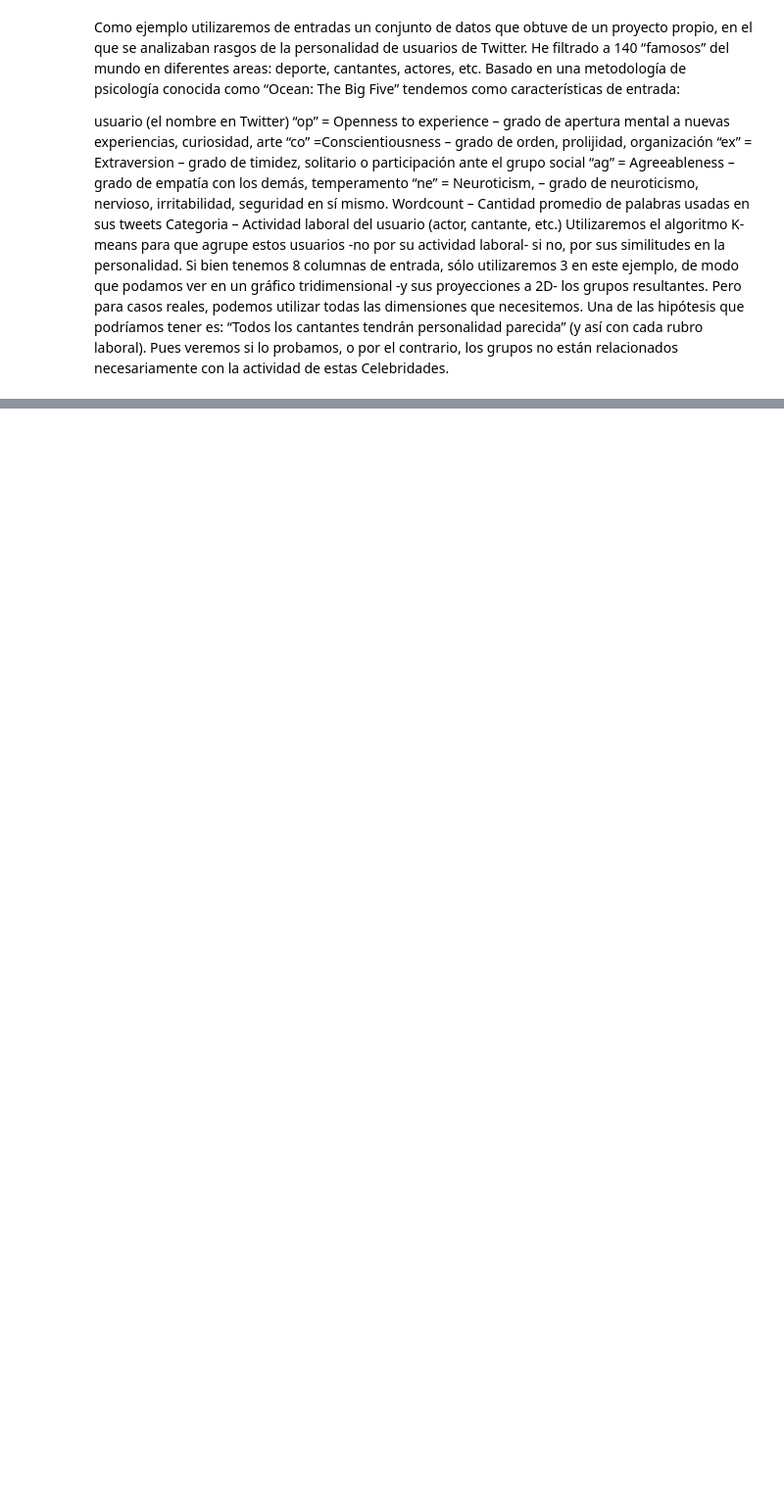
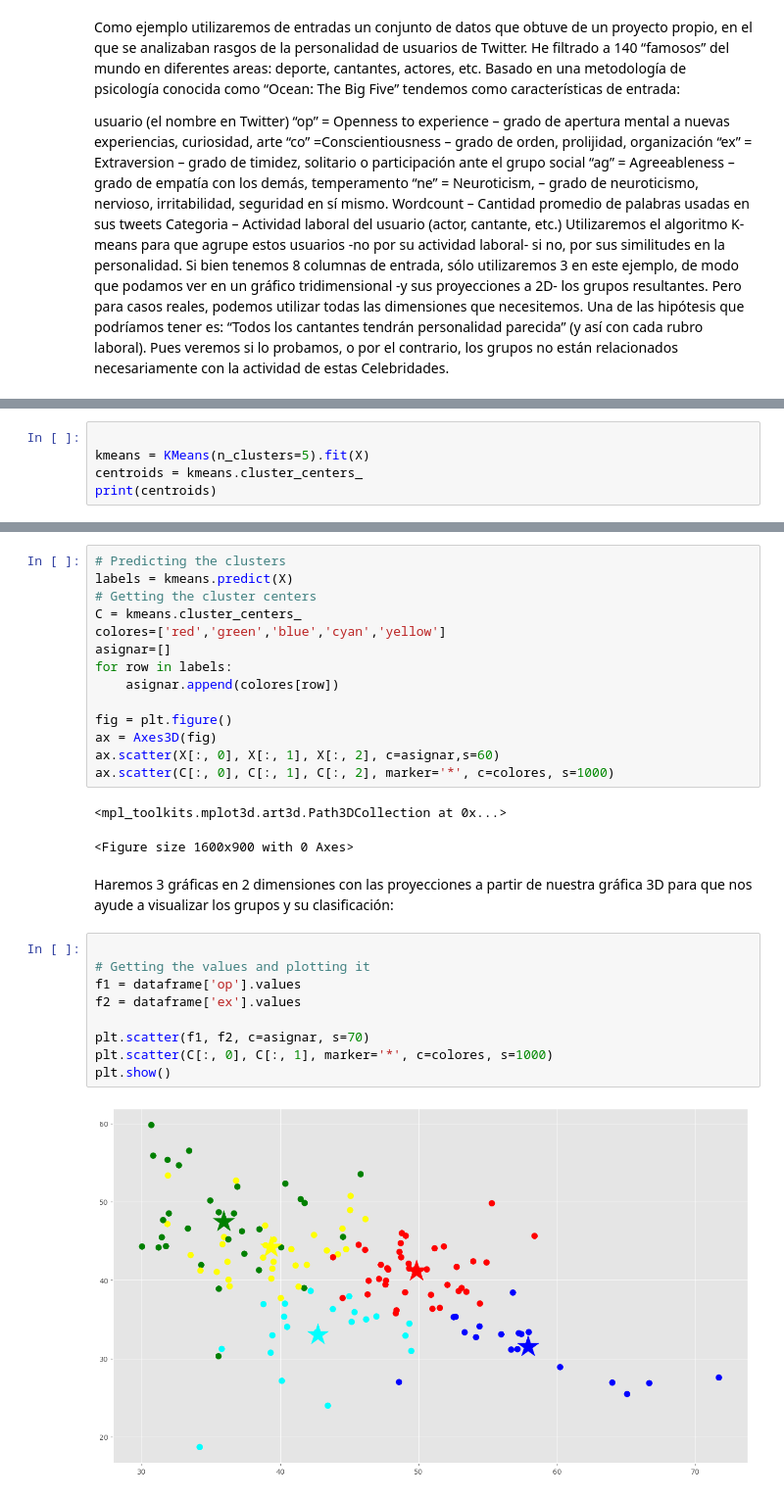
Before and after one commit to alejoc0314/K-means-Clustering-, a Jupyter notebook: K-means Clustering.ipynb, the cells around one changed output, grey strips where cells are left out. Shown at 98% size. Cells and saved outputs as stored; diff of their text form; blank space fills up the shorter version.

```diff
--- a/K-means Clustering.ipynb
+++ b/K-means Clustering.ipynb
@@ -161,0 +299,5 @@ Utilizaremos el algoritmo K-means para que agrupe estos usuarios -no por su acti
+# %%
+
+kmeans = KMeans(n_clusters=5).fit(X)
+centroids = kmeans.cluster_centers_
+print(centroids)
@@ -161,0 +314,30 @@ Utilizaremos el algoritmo K-means para que agrupe estos usuarios -no por su acti
+# %%
+# Predicting the clusters
+labels = kmeans.predict(X)
+# Getting the cluster centers
+C = kmeans.cluster_centers_
+colores=['red','green','blue','cyan','yellow']
+asignar=[]
+for row in labels:
+    asignar.append(colores[row])
+
+fig = plt.figure()
+ax = Axes3D(fig)
+ax.scatter(X[:, 0], X[:, 1], X[:, 2], c=asignar,s=60)
+ax.scatter(C[:, 0], C[:, 1], C[:, 2], marker='*', c=colores, s=1000)
+# %% [output]
+<mpl_toolkits.mplot3d.art3d.Path3DCollection at 0x...>
+<Figure size 1600x900 with 0 Axes>
+# %% [markdown]
+Haremos 3 gráficas en 2 dimensiones con las proyecciones a partir de nuestra gráfica 3D para que nos ayude a visualizar los grupos y su clasificación:
+# %%
+
+# Getting the values and plotting it
+f1 = dataframe['op'].values
+f2 = dataframe['ex'].values
+
+plt.scatter(f1, f2, c=asignar, s=70)
+plt.scatter(C[:, 0], C[:, 1], marker='*', c=colores, s=1000)
+plt.show()
+# %% [output]
+[figure, added]
```
Also changed, not shown: parts of 33 cells of this notebook.
